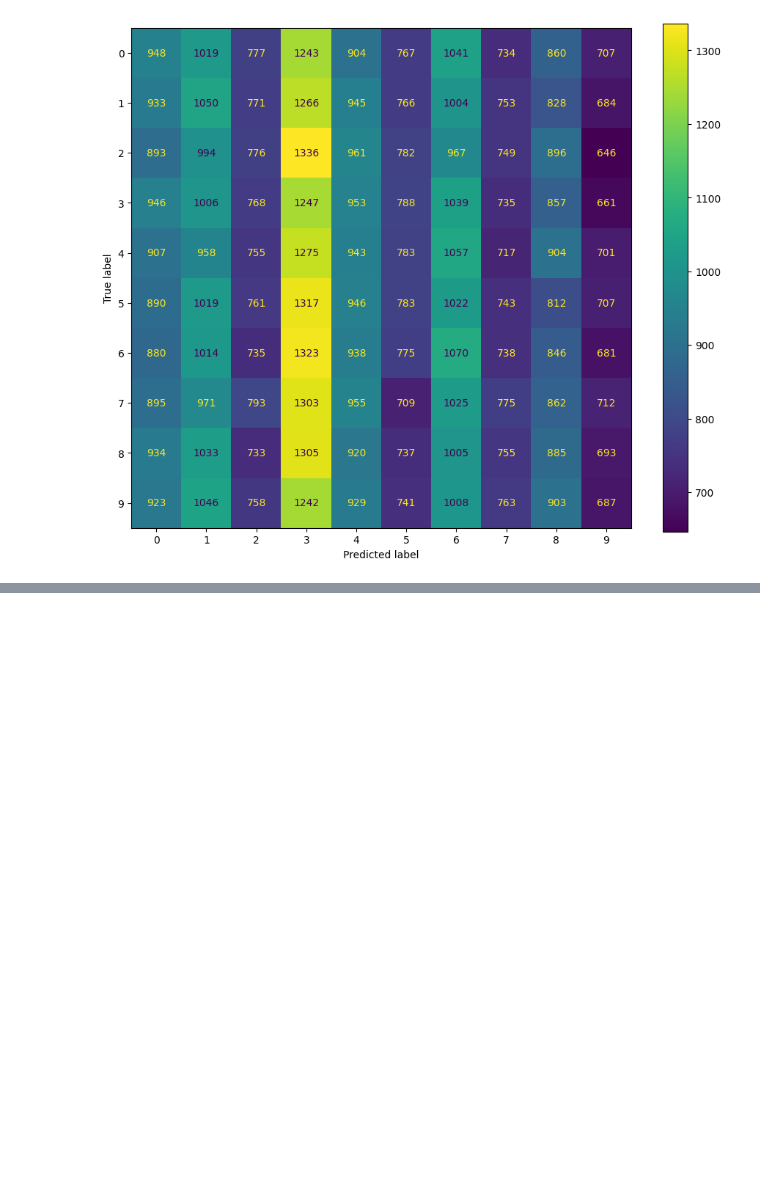
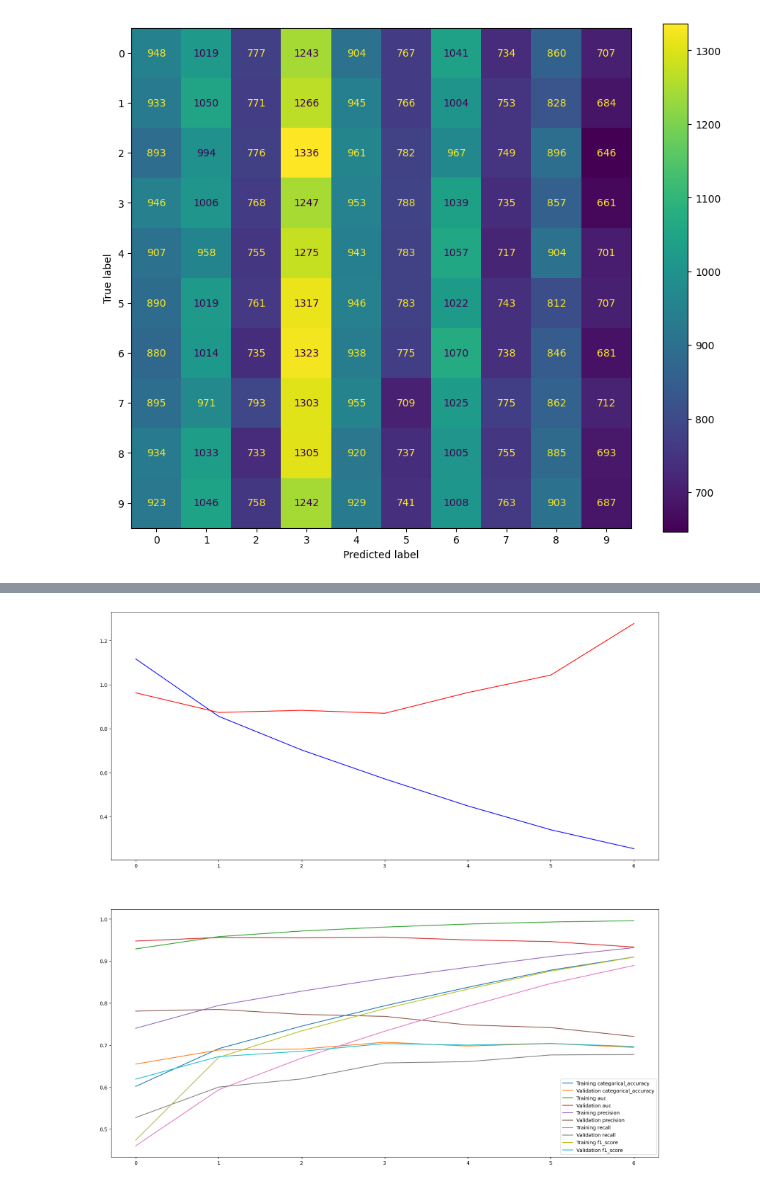
Before and after one commit to pasterzewa/CNN-DL-Project, a Jupyter notebook: vgg16.ipynb, the cells around one changed output, grey strips where cells are left out. Cells and saved outputs as stored; diff of their text form; code cells hidden in the pictures; blank space fills up the shorter version.

```diff
--- a/vgg16.ipynb
+++ b/vgg16.ipynb
@@ -316,0 +391,14 @@ show_confusion_matrix_without_names(model,test_ds,num_classes)
+# %%
+# Unfreeze the base model
+base_model.trainable = True
+
+# Compile the model with a low learning rate
+model.compile(optimizer=keras.optimizers.Adam(learning_rate = .00001),
+              loss = 'categorical_crossentropy' , metrics = metrics)
+# %%
+#callback = keras.callbacks.EarlyStopping(monitor='loss', patience=3)
+history = model.fit(train_ds,
+          validation_data=validation_ds,
+          epochs=nb_epochs,
+          callbacks=[callback]
+)
@@ -316,0 +420,4 @@ show_confusion_matrix_without_names(model,test_ds,num_classes)
+# %%
+show_training_validation_loss_and_metrics(model,metrics2)
+# %% [output]
+[figure, added]
```
Also changed, not shown: parts of 54 cells of this notebook.
